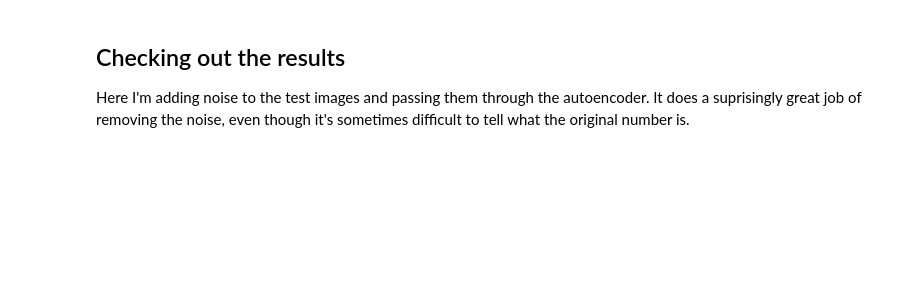
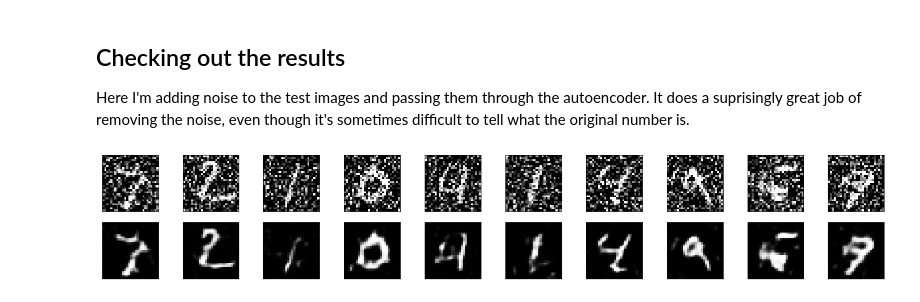
Before and after one commit to Mach-web/Machine_learning, a Jupyter notebook: ML_Fundamentals/AutoEncoders/denoising_autoencoders.ipynb, the cells around one changed output. Drawn from its saved outputs; the diff is of its cells as text; code cells hidden in the pictures; blank space fills up the shorter version.

```diff
--- a/ML_Fundamentals/AutoEncoders/denoising_autoencoders.ipynb
+++ b/ML_Fundamentals/AutoEncoders/denoising_autoencoders.ipynb
@@ -73,24 +77,24 @@ class ConvDenoiser(nn.Module):
         super(ConvDenoiser, self).__init__()
         ## encoder layers ##
         self.encoder = nn.Sequential(
-            nn.Conv2d(1, 8, 3, padding = 3),
+            nn.Conv2d(1, 8, 3, padding = 1),
             nn.ReLU(),
             nn.BatchNorm2d(8),
             nn.MaxPool2d(2, 2),
 
-            nn.Conv2d(8, 16, 3, padding = 3),
+            nn.Conv2d(8, 16, 3, padding = 1),
             nn.ReLU(),
             nn.BatchNorm2d(16),
             nn.MaxPool2d(2, 2),
 
-            nn.Conv2d(16, 32, 3, padding = 3),
+            nn.Conv2d(16, 32, 3, padding = 1),
             nn.ReLU(),
             nn.BatchNorm2d(32),
             nn.MaxPool2d(2, 2)
         )# YOUR CODE HERE
 
         self.decoder = nn.Sequential(
-            nn.ConvTranspose2d(32, 16, 2, stride = 2),
+            nn.ConvTranspose2d(32, 16, 3, stride = 2),
             nn.ReLU(),
             nn.BatchNorm2d(16),
 
@@ -98,8 +102,9 @@ class ConvDenoiser(nn.Module):
             nn.ReLU(),
             nn.BatchNorm2d(16),
 
-            nn.Upsample(scale_factor = 2, mode = "nearest"),
-            nn.Conv2d(16, 8, kernel_size = 3, stride = 1, padding = 1),
+#             nn.Upsample(scale_factor = 2, mode = "nearest"),
+#             nn.Conv2d(16, 8, kernel_size = 3, stride = 1, padding = 1),
+            nn.ConvTranspose2d(16, 8, 2, stride = 2),
             nn.ReLU(),
             nn.BatchNorm2d(8),
 
@@ -177,7 +182,7 @@ for epoch in range(1, n_epochs+1):
 
         # calculate the loss
         # the "target" is still the original, not-noisy images
-        loss = criterion(outputs.flatten(), images.flatten())# YOUR CODE HERE
+        loss = criterion(outputs, images)# YOUR CODE HERE
 
         # backward pass: compute gradient of the loss with respect to model parameters
         loss.backward()
@@ -223,28 +242,30 @@ Here I'm adding noise to the test images and passing them through the autoencode
 # %%
 # obtain one batch of test images
 dataiter = iter(data_loaders['test'])
-images, labels = dataiter.next()
+images, labels = next(dataiter)
 
 # add noise to the test images
 noisy_imgs = images + 0.5 * torch.randn(*images.shape)
 noisy_imgs = np.clip(noisy_imgs, 0., 1.)
 
 # get sample outputs
 output = model(noisy_imgs.cuda())
 # prep images for display
 noisy_imgs = noisy_imgs.numpy()
 
 # output is resized into a batch of iages
 output = output.view(20, 1, 28, 28)
 # use detach when it's an output that requires_grad
 output = output.detach().cpu().numpy()
 
 # plot the first ten input images and then reconstructed images
 fig, axes = plt.subplots(nrows=2, ncols=10, sharex=True, sharey=True, figsize=(25,4))
 
 # input images on top row, reconstructions on bottom
 for noisy_imgs, row in zip([noisy_imgs, output], axes):
     for img, ax in zip(noisy_imgs, row):
         ax.imshow(np.squeeze(img), cmap='gray')
         ax.get_xaxis().set_visible(False)
         ax.get_yaxis().set_visible(False)
+# %% [output]
+[figure, added]
```
Also changed, not shown: parts of 3 cells of this notebook, 2 other files.
